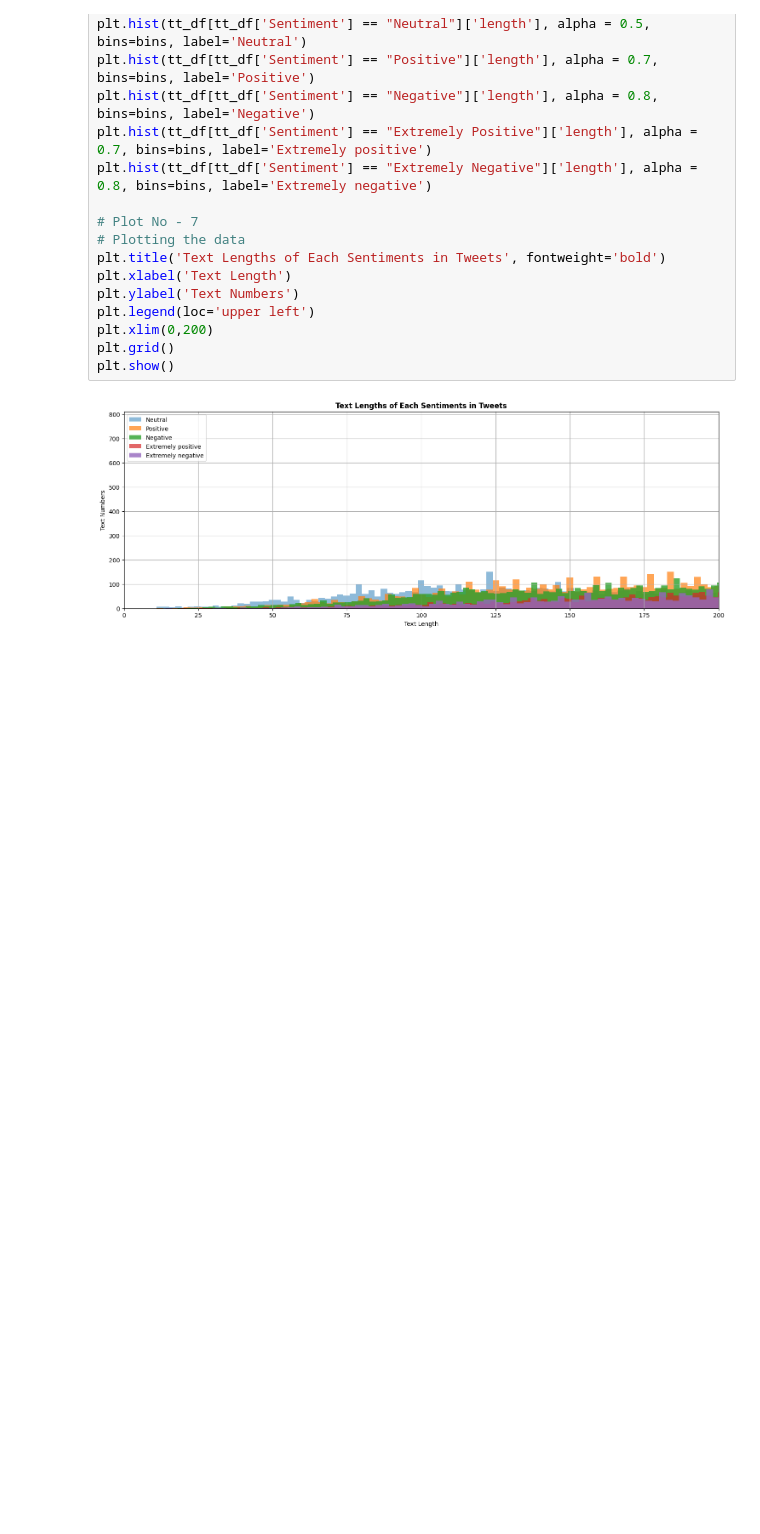
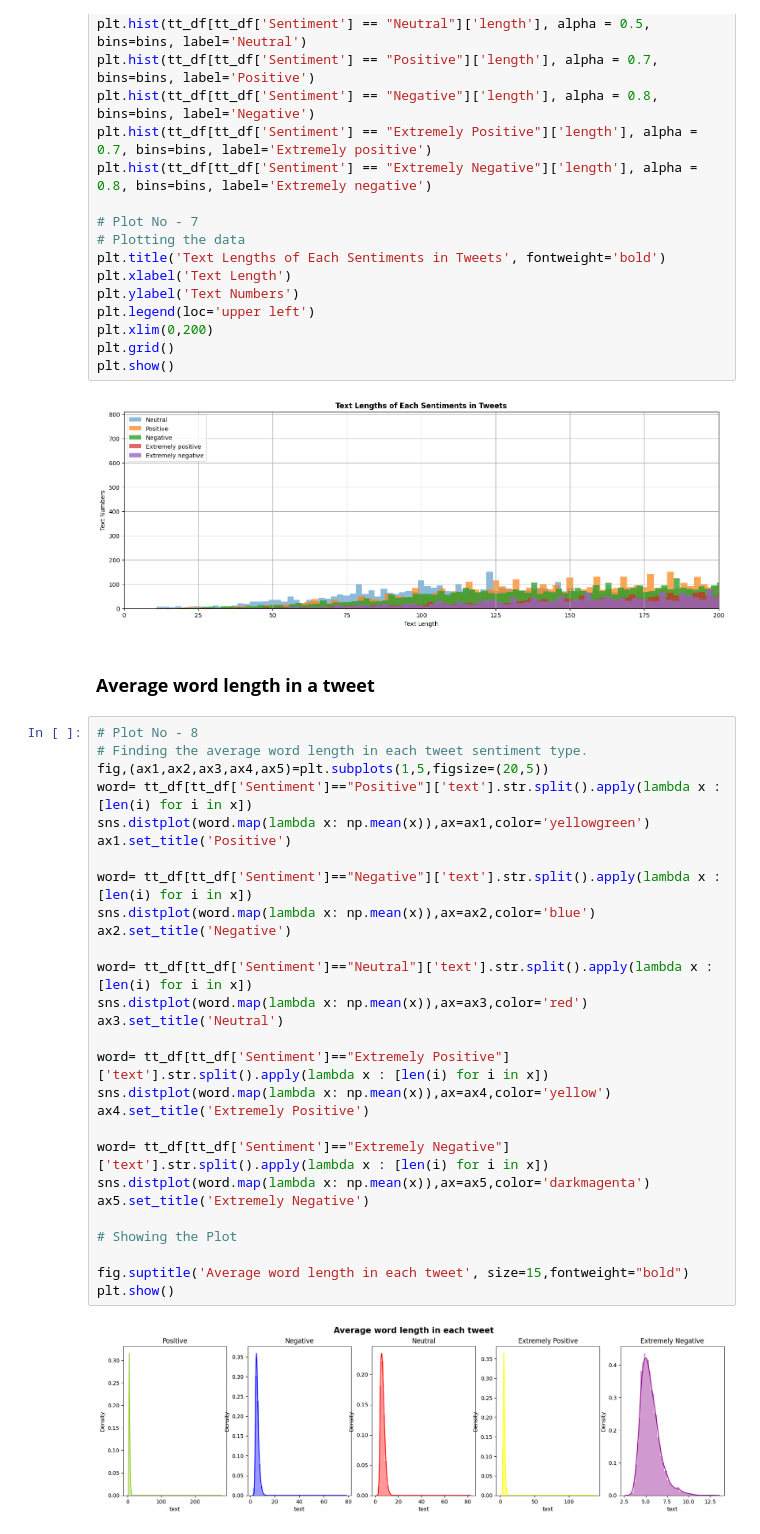
Before and after one commit to SachinYallapurkar/Coronavirus_Tweet_Sentiment_Analysis, a Jupyter notebook: Untitled15.ipynb, the cells around one changed output. Cells and saved outputs as stored; diff of their text form; blank space fills up the shorter version.

```diff
--- a/Untitled15.ipynb
+++ b/Untitled15.ipynb
@@ -432,3 +433,35 @@ plt.grid()
 plt.show()
 # %% [output]
 [figure]
+# %% [markdown]
+### **Average word length in a tweet**
+# %%
+# Plot No - 8
+# Finding the average word length in each tweet sentiment type.
+fig,(ax1,ax2,ax3,ax4,ax5)=plt.subplots(1,5,figsize=(20,5))
+word= tt_df[tt_df['Sentiment']=="Positive"]['text'].str.split().apply(lambda x : [len(i) for i in x])
+sns.distplot(word.map(lambda x: np.mean(x)),ax=ax1,color='yellowgreen')
+ax1.set_title('Positive')
+
+word= tt_df[tt_df['Sentiment']=="Negative"]['text'].str.split().apply(lambda x : [len(i) for i in x])
+sns.distplot(word.map(lambda x: np.mean(x)),ax=ax2,color='blue')
+ax2.set_title('Negative')
+
+word= tt_df[tt_df['Sentiment']=="Neutral"]['text'].str.split().apply(lambda x : [len(i) for i in x])
+sns.distplot(word.map(lambda x: np.mean(x)),ax=ax3,color='red')
+ax3.set_title('Neutral')
+
+word= tt_df[tt_df['Sentiment']=="Extremely Positive"]['text'].str.split().apply(lambda x : [len(i) for i in x])
+sns.distplot(word.map(lambda x: np.mean(x)),ax=ax4,color='yellow')
+ax4.set_title('Extremely Positive')
+
+word= tt_df[tt_df['Sentiment']=="Extremely Negative"]['text'].str.split().apply(lambda x : [len(i) for i in x])
+sns.distplot(word.map(lambda x: np.mean(x)),ax=ax5,color='darkmagenta')
+ax5.set_title('Extremely Negative')
+
+# Showing the Plot
+
+fig.suptitle('Average word length in each tweet', size=15,fontweight="bold")
+plt.show()
+# %% [output]
+[figure, added]
```
Also changed, not shown: parts of 13 cells of this notebook.
